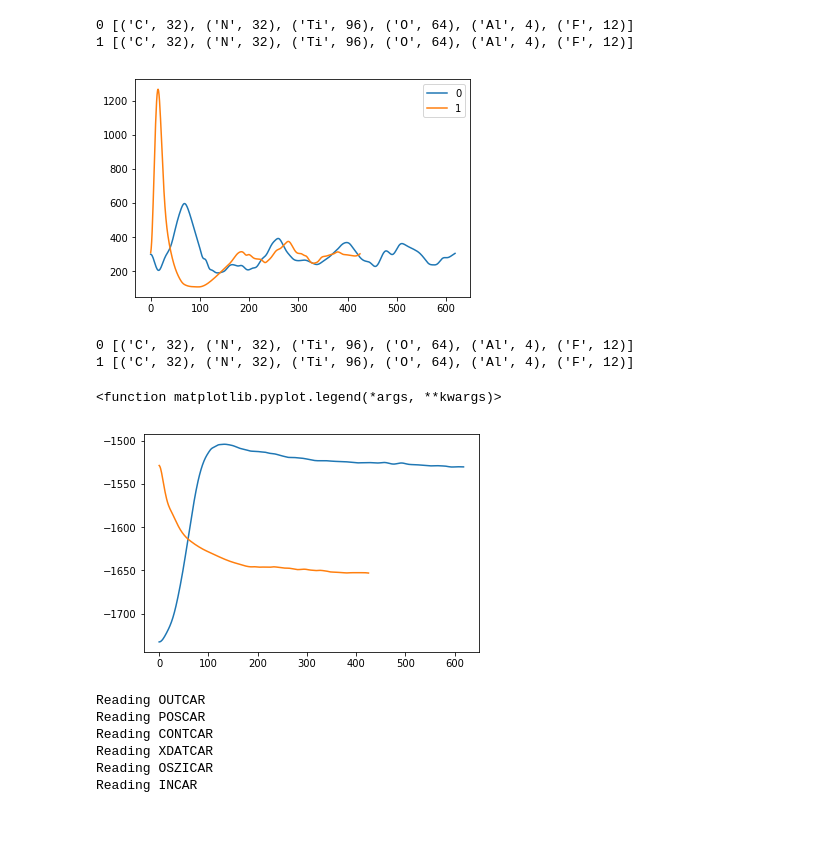
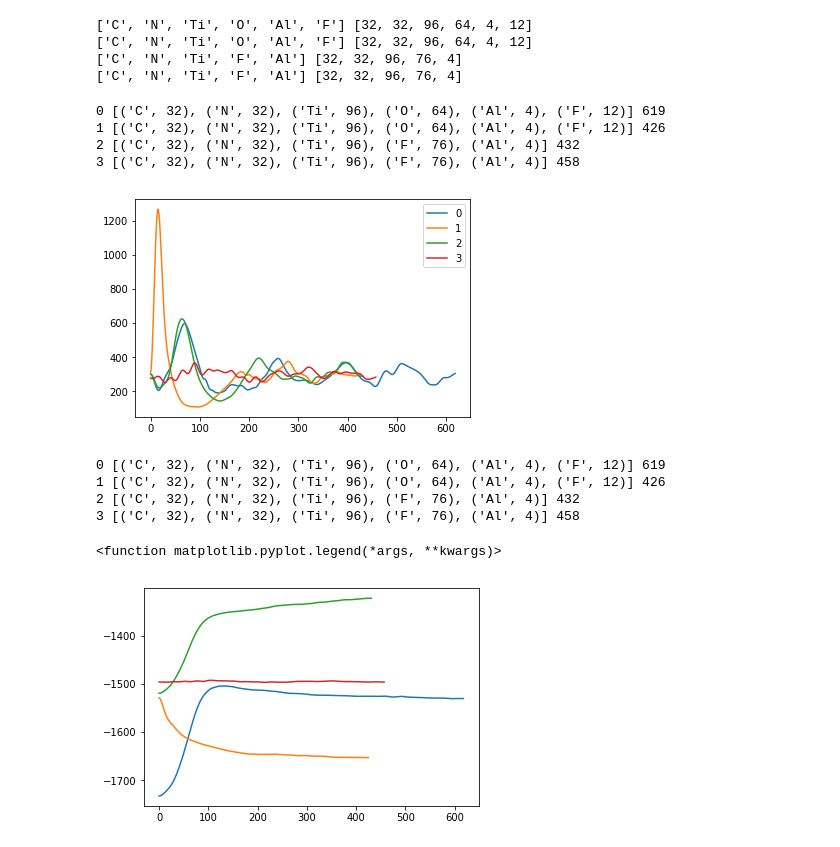
Before and after one commit to vlcekl/eam-models, a Jupyter notebook: notebooks/explore.ipynb, the cells around one changed output. Drawn from its saved outputs; the diff is of its cells as text; code cells hidden in the pictures.

```diff
--- a/notebooks/explore.ipynb
+++ b/notebooks/explore.ipynb
@@ -23,0 +19,5 @@ trajdir = target_raw + '/' + dataset
+# %%
+target_raw = '../../../mxene/ti3cn_alf3'
+datasets = ['O-termi-ti3cn-data/data-1', 'O-termi-ti3cn-data/data-2', 'F-termi-ti3cn-data/data-1', 'F-termi-ti3cn-data/data-3']
+# %%
+trajdirs = [target_raw + '/' + dataset for dataset in datasets]
@@ -23,0 +29,4 @@ trajdir = target_raw + '/' + dataset
+# %%
+trajectories = []
+for traj_name in trajdirs:
+    trajectories.append(read_vasp(traj_name))
@@ -24,22 +42,34 @@ trajdir = target_raw + '/' + dataset
+# %%
+for i in range(len(trajectories)):
+    print(trajectories[i]['atom_type'], trajectories[i]['atom_num'])
+# %% [output]
+['C', 'N', 'Ti', 'O', 'Al', 'F'] [32, 32, 96, 64, 4, 12]
+['C', 'N', 'Ti', 'O', 'Al', 'F'] [32, 32, 96, 64, 4, 12]
+['C', 'N', 'Ti', 'F', 'Al'] [32, 32, 96, 76, 4]
+['C', 'N', 'Ti', 'F', 'Al'] [32, 32, 96, 76, 4]
 # %%
-for i, trj in enumerate(traj):
+for i, trj in enumerate(trajectories):
     #for key in trj:
-    print(i, list(zip(trj_pos['atom_type'], trj['atom_num'])))
+    print(i, list(zip(trj['atom_type'], trj['atom_num'])), len(trj['temp']))
     plt.plot(trj['temp'], label=i)
 
 plt.legend()
 plt.show()
 
-for i, trj in enumerate(traj):
+for i, trj in enumerate(trajectories):
     #for key in trj:
-    print(i, list(zip(trj_pos['atom_type'], trj['atom_num'])))
+    print(i, list(zip(trj['atom_type'], trj['atom_num'])), len(trj['energy']))
     plt.plot(trj['energy'], label=i)
 plt.legend
 # %% [output]
-0 [('C', 32), ('N', 32), ('Ti', 96), ('O', 64), ('Al', 4), ('F', 12)]
-1 [('C', 32), ('N', 32), ('Ti', 96), ('O', 64), ('Al', 4), ('F', 12)]
+0 [('C', 32), ('N', 32), ('Ti', 96), ('O', 64), ('Al', 4), ('F', 12)] 619
+1 [('C', 32), ('N', 32), ('Ti', 96), ('O', 64), ('Al', 4), ('F', 12)] 426
+2 [('C', 32), ('N', 32), ('Ti', 96), ('F', 76), ('Al', 4)] 432
+3 [('C', 32), ('N', 32), ('Ti', 96), ('F', 76), ('Al', 4)] 458
-[figure, old version]
+[figure, new version]
-0 [('C', 32), ('N', 32), ('Ti', 96), ('O', 64), ('Al', 4), ('F', 12)]
-1 [('C', 32), ('N', 32), ('Ti', 96), ('O', 64), ('Al', 4), ('F', 12)]
+0 [('C', 32), ('N', 32), ('Ti', 96), ('O', 64), ('Al', 4), ('F', 12)] 619
+1 [('C', 32), ('N', 32), ('Ti', 96), ('O', 64), ('Al', 4), ('F', 12)] 426
+2 [('C', 32), ('N', 32), ('Ti', 96), ('F', 76), ('Al', 4)] 432
+3 [('C', 32), ('N', 32), ('Ti', 96), ('F', 76), ('Al', 4)] 458
 <function matplotlib.pyplot.legend(*args, **kwargs)>
-[figure, old version]
+[figure, new version]
@@ -48,9 +75,0 @@ vaspdir = '../data/target_raw/fcc_npt_langevin_300K'
-# %%
-traj = read_vasp(vaspdir)
-# %% [output]
-Reading OUTCAR
-Reading POSCAR
-Reading CONTCAR
-Reading XDATCAR
-Reading OSZICAR
-Reading INCAR
```
Also changed, not shown: parts of 9 cells of this notebook.
